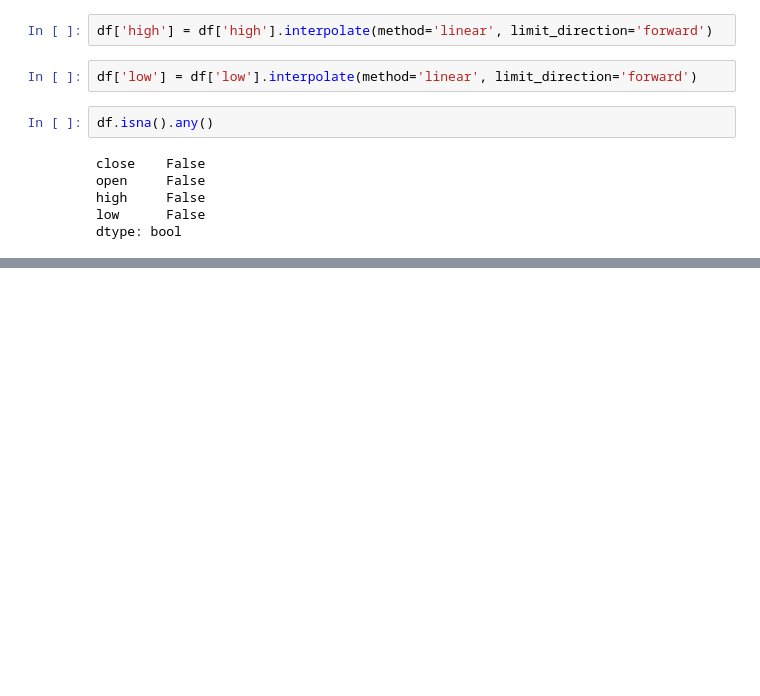
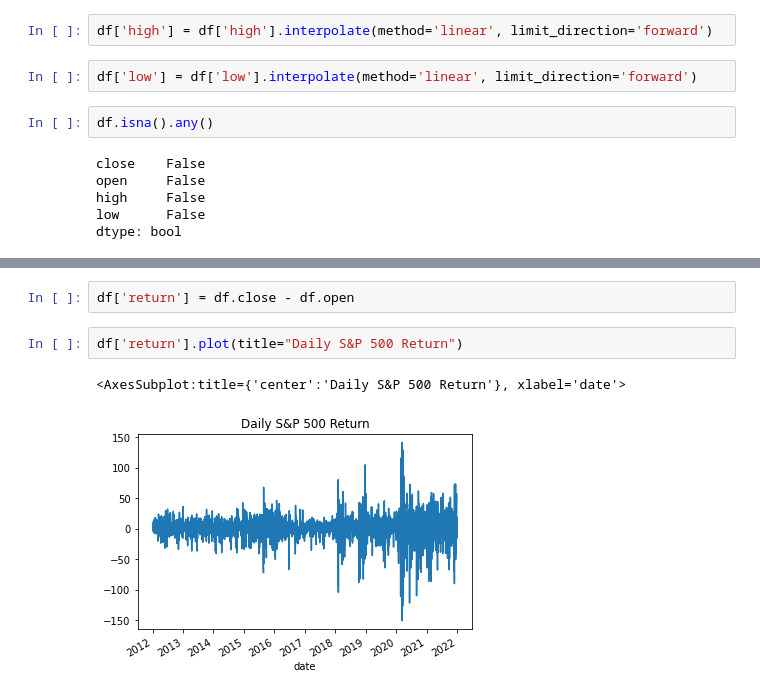
Before and after one commit to jonas-fullstack-dev/ml-financial-data, a Jupyter notebook: stocks.ipynb, the cells around one changed output, grey strips where cells are left out. Cells and saved outputs as stored; diff of their text form; blank space fills up the shorter version.

```diff
--- a/stocks.ipynb
+++ b/stocks.ipynb
@@ -173,0 +195,7 @@ dtype: bool
+# %%
+df['return'] = df.close - df.open
+# %%
+df['return'].plot(title="Daily S&P 500 Return")
+# %% [output]
+<AxesSubplot:title={'center':'Daily S&P 500 Return'}, xlabel='date'>
+[figure, added]
```
Also changed, not shown: parts of 9 cells of this notebook.
